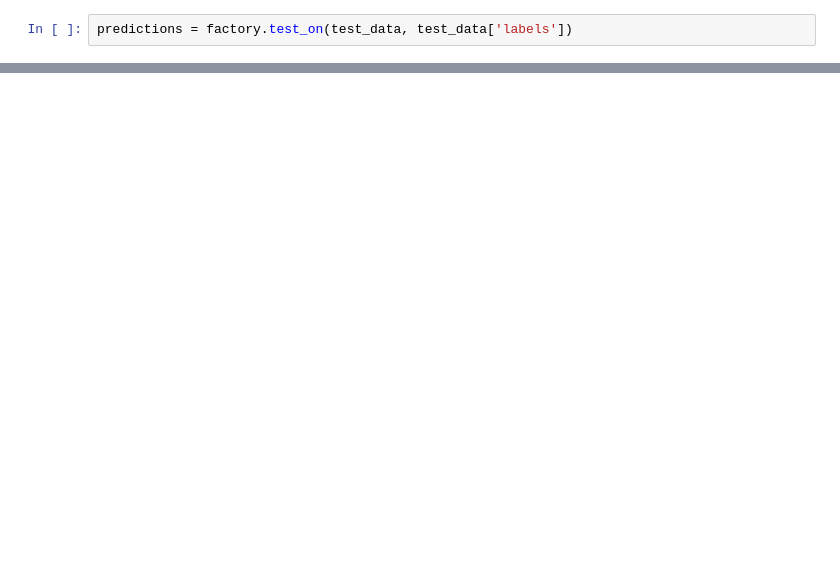
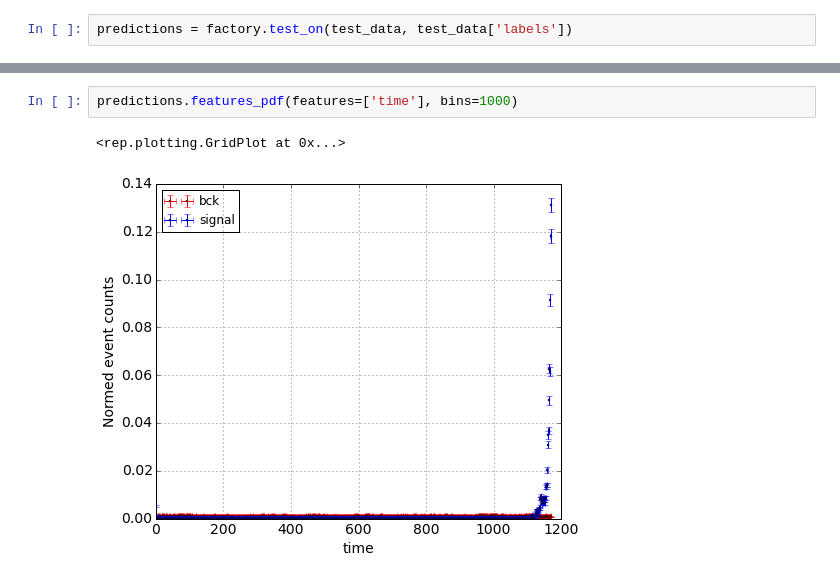
Before and after one commit to ewengillies/track-finding-yandex, a Jupyter notebook: notebooks/LocalBasedFiltering.ipynb, the cells around one changed output, grey strips where cells are left out. Drawn from its saved outputs; the diff is of its cells as text; blank space fills up the shorter version.

```diff
--- a/notebooks/LocalBasedFiltering.ipynb
+++ b/notebooks/LocalBasedFiltering.ipynb
@@ -119,0 +112,5 @@ TypeError: efficiencies_2d() takes at least 3 arguments (1 given)
+# %%
+predictions.features_pdf(features=['time'], bins=1000)
+# %% [output]
+<rep.plotting.GridPlot at 0x...>
+[figure, added]
```
Also changed, not shown: parts of 8 cells of this notebook.
